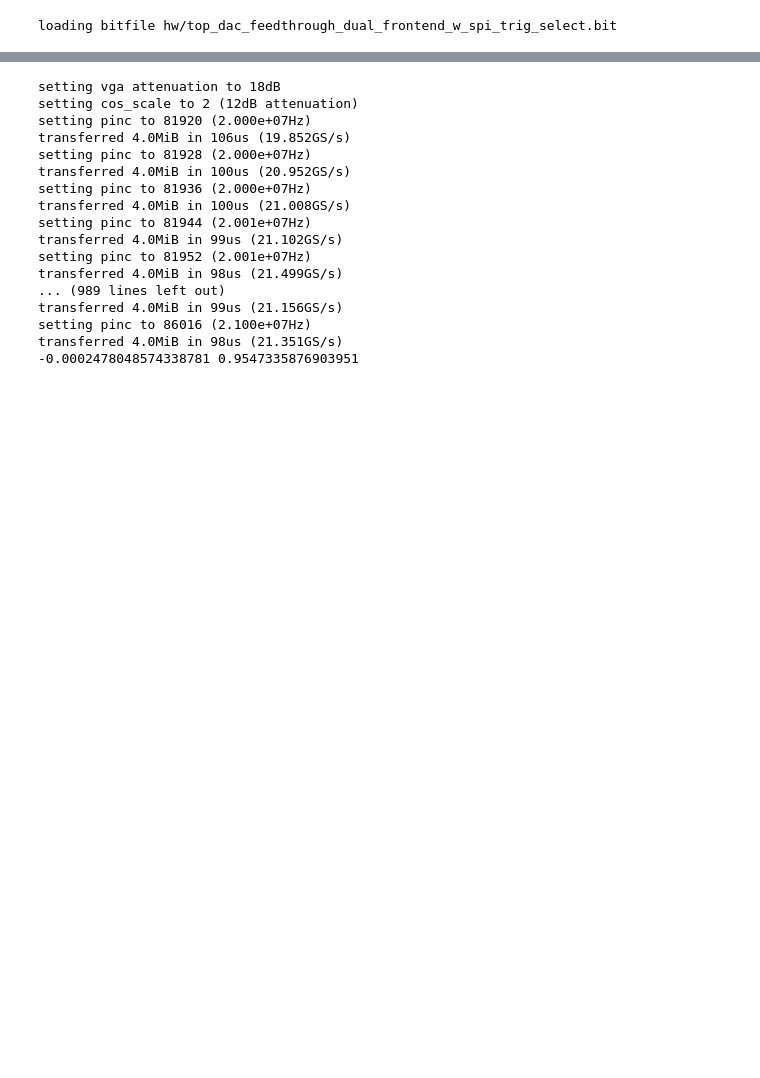
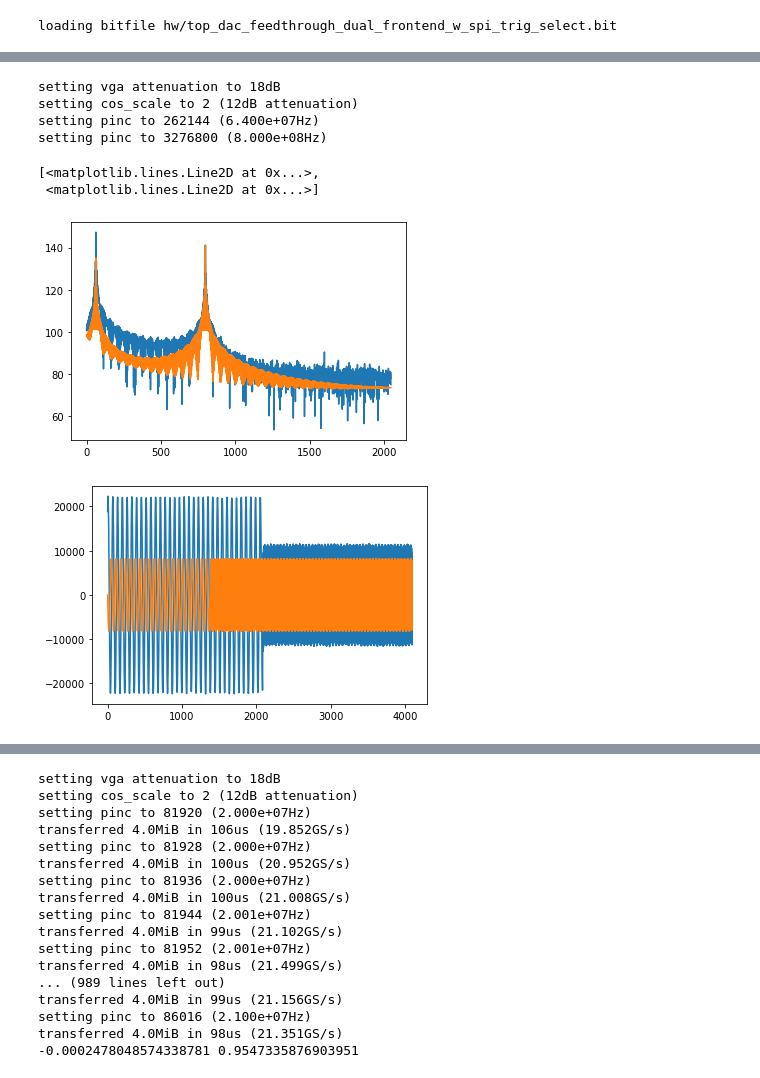
Before and after one commit to qnngroup/rfsoc_dds, a Jupyter notebook: pynq/dds_loopback_overlay.ipynb, the cells around one changed output, grey strips where cells are left out. Saved outputs shown, nothing was run; the diff lists cells and outputs as text; code cells hidden in the pictures; blank space fills up the shorter version.

```diff
--- a/pynq/dds_loopback_overlay.ipynb
+++ b/pynq/dds_loopback_overlay.ipynb
@@ -11 +46,27 @@ loading bitfile hw/top_dac_feedthrough_dual_frontend_w_spi_trig_select.bit
+# %%
+# send something
+ol.set_vga_atten_dB(18)
+ol.set_dac_atten_dB(12)
+ol.set_adc_source('afe')
+ol.set_sample_buffer_trigger_source('manual')
+ol.set_freq_hz(64e6)
+ol.set_sample_buffer_trigger_source('dds_auto')
+ol.set_freq_hz(800e6)
+ol.manual_trigger()
+ol.dma(0)
+time.sleep(0.1)
+fft = 20*np.log10(abs(np.fft.rfft(ol.dma_buffers[0][:4096,:], axis=0))+1)[1:-1,:]
+plt.figure()
+plt.plot(fft)
+plt.figure()
+plt.plot(ol.dma_buffers[0][:4096,:])
+# %% [output]
+setting vga attenuation to 18dB
+setting cos_scale to 2 (12dB attenuation)
+setting pinc to 262144 (6.400e+07Hz)
+setting pinc to 3276800 (8.000e+08Hz)
+[<matplotlib.lines.Line2D at 0x...>,
+ <matplotlib.lines.Line2D at 0x...>]
+[figure, added]
+[figure, added]
 # %%
```
Also changed, not shown: parts of 12 cells of this notebook, 1 other file.
